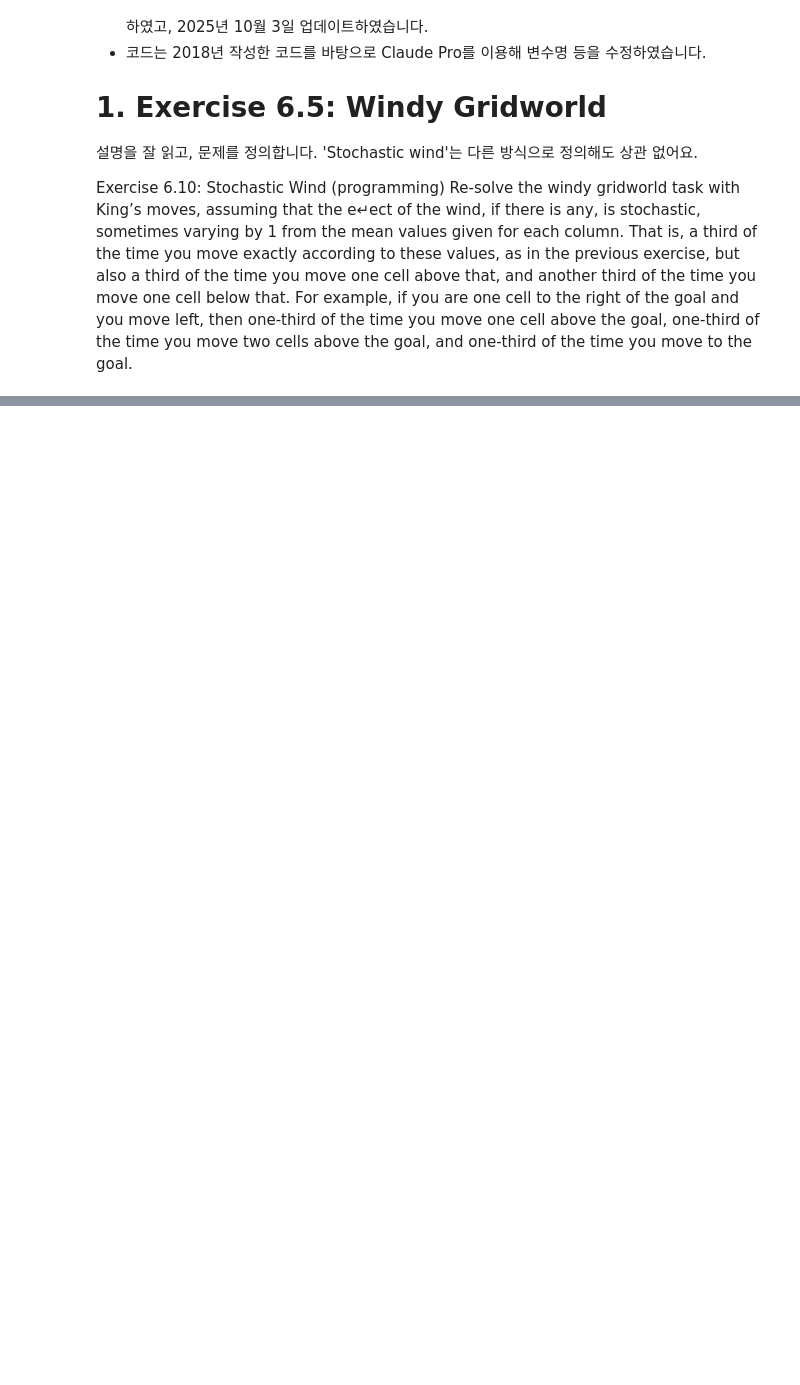
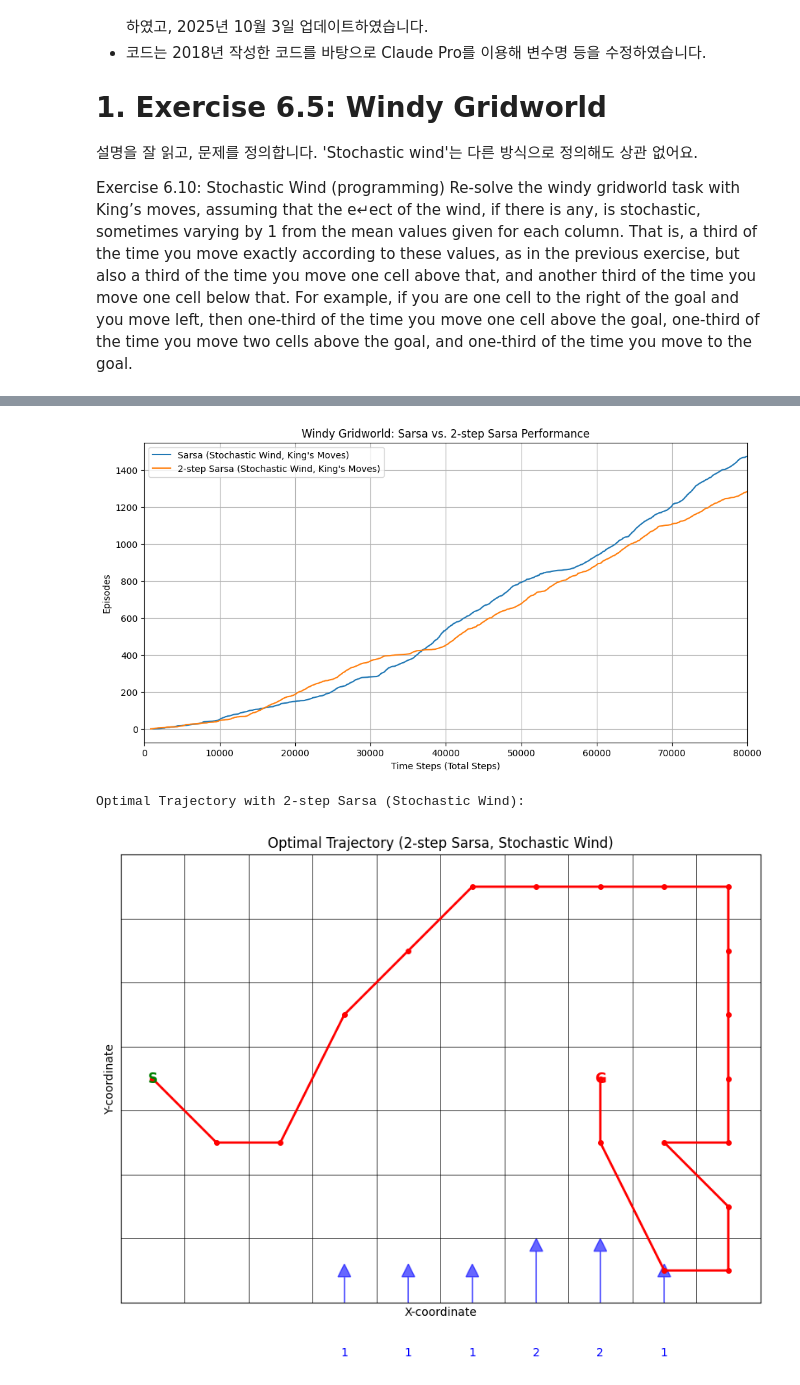
Before and after one commit to yangjunahn/ClassRL, a Jupyter notebook: ipynb_ch07.ipynb, the cells around one changed output, grey strips where cells are left out. Drawn from its saved outputs; the diff is of its cells as text; code cells hidden in the pictures; blank space fills up the shorter version.

```diff
--- a/ipynb_ch07.ipynb
+++ b/ipynb_ch07.ipynb
@@ -359,12 +297,5 @@ plot_trajectory(Q_double_q_learning, ACTIONS_8, START_STATE, GOAL_STATE, "Optima
 # %%
-# 셀 5: 2-step Sarsa 구현 (Stochastic Wind, King's Moves)
-
-print("--- Cell 5: 2-step Sarsa (Stochastic Wind, King's Moves) ---")
-
 def two_step_sarsa_agent(num_episodes, actions_set):
-    """
-    2-step Sarsa 에이전트를 사용하여 확률적 바람이 부는 Windy Gridworld를 학습시킵니다.
-    """
     num_actions = len(actions_set)
     Q = np.zeros((GRID_HEIGHT, GRID_WIDTH, num_actions))
     episode_steps = []
@@ -373,7 +304,6 @@ def two_step_sarsa_agent(num_episodes, actions_set):
         current_state = START_STATE
         steps = 0
 
-        # S, A 선택 (S_0, A_0)
         if np.random.rand() < EPSILON:
             S0_action_idx = np.random.randint(num_actions)
         else:
@@ -384,10 +314,8 @@ def two_step_sarsa_agent(num_episodes, actions_set):
             if steps > 5000:
                 break
 
-            # S0, A0 -> R1, S1 (current_state, S0_action_idx)
             next_state_s1, reward_r1 = env_step_stochastic_wind(current_state, S0_action_idx, actions_set)
 
-            # S1에서 A1 선택 (S_1, A_1) - 입실론-탐욕 정책
             if next_state_s1 == GOAL_STATE:
                 S1_action_idx = None
             elif np.random.rand() < EPSILON:
@@ -395,61 +323,49 @@ def two_step_sarsa_agent(num_episodes, actions_set):
             else:
                 S1_action_idx = np.argmax(Q[next_state_s1[0], next_state_s1[1], :])
 
-            # S1, A1 -> R2, S2 (next_state_s1, S1_action_idx)
-            # S1_action_idx가 None이면 (S1이 목표상태이면), S2와 R2는 의미없음
             if next_state_s1 == GOAL_STATE:
-                target_q_prime = 0 # 목표 상태에 도달했으므로
+                target_q_prime = 0
 
-                # Q(S0, A0) 업데이트 (1-step TD)
                 Q[current_state[0], current_state[1], S0_action_idx] += ALPHA * (reward_r1 + GAMMA * target_q_prime - Q[current_state[0], current_state[1], S0_action_idx])
 
-                current_state = next_state_s1 # 목표 상태로 이동
-                break # 에피소드 종료
+                current_state = next_state_s1
+                break
 
             next_state_s2, reward_r2 = env_step_stochastic_wind(next_state_s1, S1_action_idx, actions_set)
 
-            # S2에서 A2 선택 (S_2, A_2) - 입실론-탐욕 정책
             if next_state_s2 == GOAL_STATE:
                 S2_action_idx = None
             elif np.random.rand() < EPSILON:
                 S2_action_idx = np.random.randint(num_actions)
             else:
                 S2_action_idx = np.argmax(Q[next_state_s2[0], next_state_s2[1], :])
 
-            # 2-step Sarsa 업데이트
-            # G_t = R_{t+1} + gamma * R_{t+2} + gamma^2 * Q(S_{t+2}, A_{t+2})
-
-            # Q(S_{t+2}, A_{t+2}) 값 계산 (S2가 목표 상태면 0)
             Q_S2_A2 = Q[next_state_s2[0], next_state_s2[1], S2_action_idx] if next_state_s2 != GOAL_STATE else 0
 
             target = reward_r1 + GAMMA * reward_r2 + (GAMMA**2) * Q_S2_A2
 
             Q[current_state[0], current_state[1], S0_action_idx] += ALPHA * (target - Q[current_state[0], current_state[1], S0_action_idx])
 
-            # 다음 스텝으로 상태 및 행동 이동
             current_state = next_state_s1
-            S0_action_idx = S1_action_idx # S_0 <- S_1, A_0 <- A_1
+            S0_action_idx = S1_action_idx
 
-            # Q-learning과 다르게 A0가 업데이트되기 위해 S0, A0, R1, S1, A1, R2, S2, A2까지 필요함.
-            # 이 로직은 Q(St, At)를 업데이트하기 위해 St, At, R_t+1, S_t+1, A_t+1, R_t+2, S_t+2, A_t+2가 필요함을 의미합니다.
-            # 루프의 첫 부분에서 St, At를 가져오고, 그 다음 스텝들에서 다음 정보들을 가져와 업데이트합니다.
-            # 여기서는 S0, A0가 현재 Q값 업데이트의 기준이 되고, 다음 스텝에서는 S1, A1이 새로운 S0, A0가 됩니다.
             if current_state == GOAL_STATE:
-                break # A1이 목표 상태로 이어졌으면 종료
+                break
 
         episode_steps.append(steps)
 
     return episode_steps, Q
 
-# 2-step Sarsa 학습 실행
 NUM_EPISODES = 8000
 episode_steps_2step_sarsa, Q_2step_sarsa = two_step_sarsa_agent(NUM_EPISODES, ACTIONS_8)
 
-# 결과 플로팅 (Sarsa with Stochastic Wind와 비교)
 all_results_2s_comp = [episode_steps_stochastic_8, episode_steps_2step_sarsa]
 all_labels_2s_comp = ['Sarsa (Stochastic Wind, King\'s Moves)', '2-step Sarsa (Stochastic Wind, King\'s Moves)']
 plot_results(all_results_2s_comp, all_labels_2s_comp, 'Windy Gridworld: Sarsa vs. 2-step Sarsa Performance', x_limit=NUM_EPISODES * 10)
 
-# 최적 궤적 시각화
 print("\nOptimal Trajectory with 2-step Sarsa (Stochastic Wind):")
 plot_trajectory(Q_2step_sarsa, ACTIONS_8, START_STATE, GOAL_STATE, "Optimal Trajectory (2-step Sarsa, Stochastic Wind)")
+# %% [output]
+[figure, added]
+Optimal Trajectory with 2-step Sarsa (Stochastic Wind):
+[figure, added]
```
Also changed, not shown: parts of 14 cells of this notebook.
